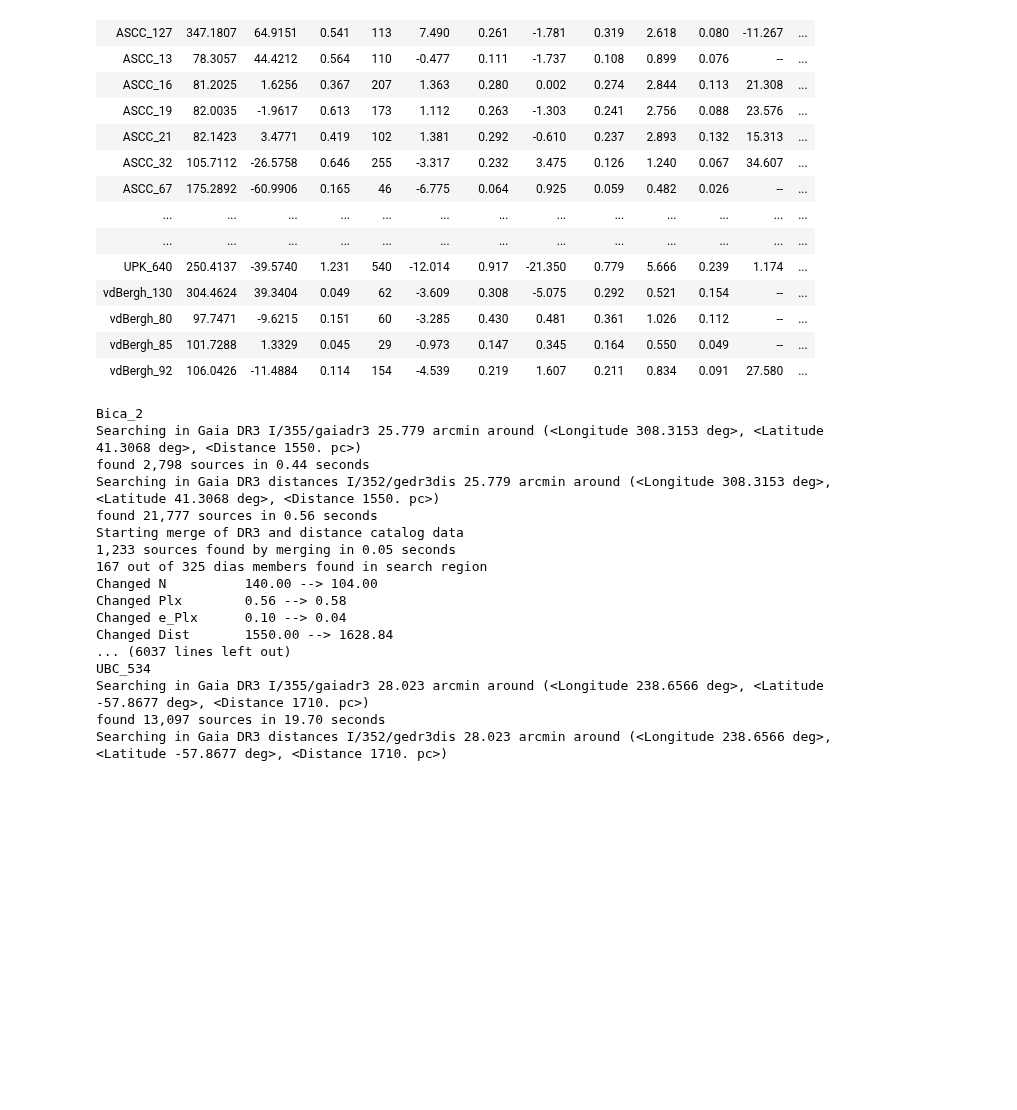
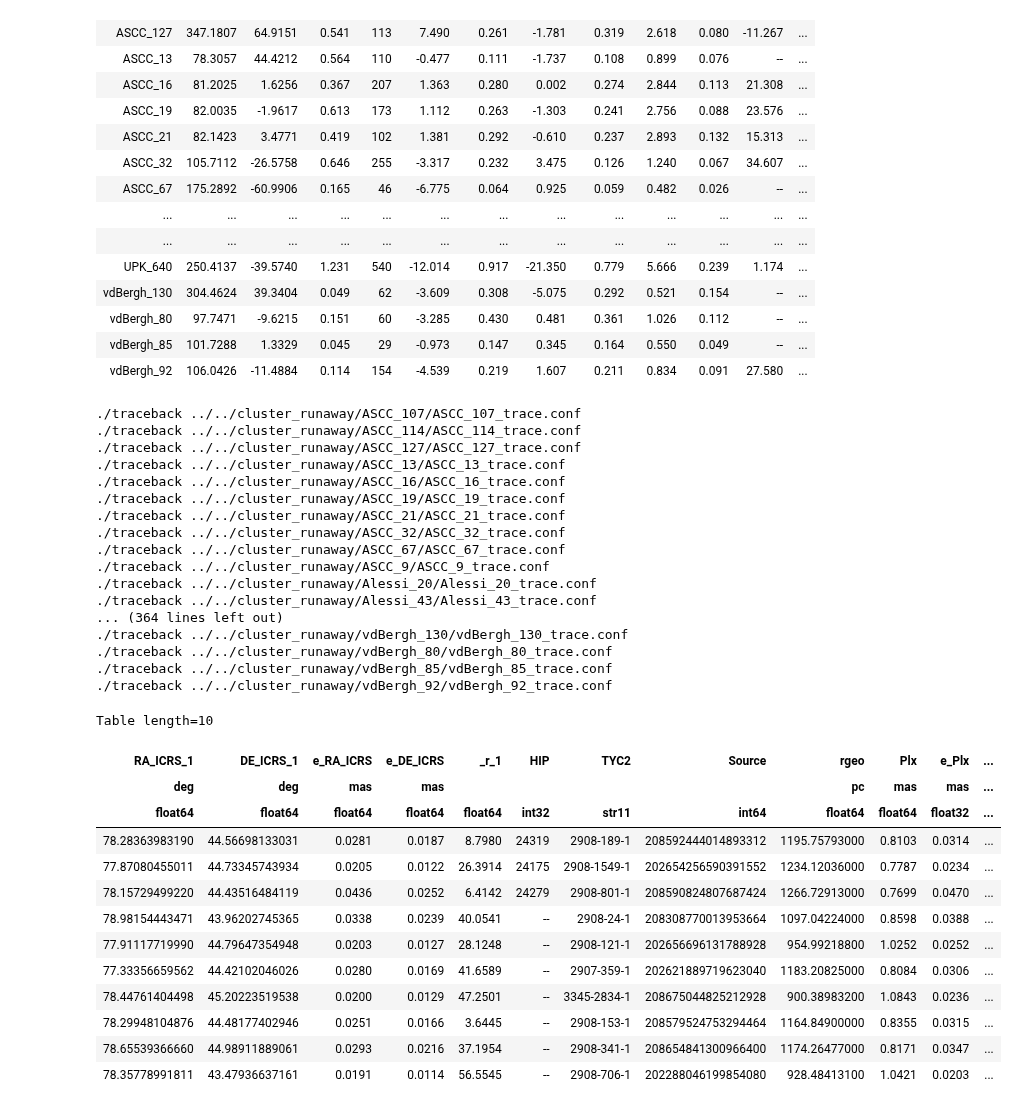
Before and after one commit to surodeep26/Runaway-Stars, a Jupyter notebook: v16.ipynb, the cells around one changed output. Saved outputs shown, nothing was run; the diff lists cells and outputs as text; code cells hidden in the pictures; blank space fills up the shorter version.

```diff
--- a/v16.ipynb
+++ b/v16.ipynb
@@ -27,28 +27,48 @@ Table length=399
 | vdBergh_85 | 101.7288 | 1.3329 | 0.045 | 29 | -0.973 | 0.147 | 0.345 | 0.164 | 0.550 | 0.049 | -- | ... |
 | vdBergh_92 | 106.0426 | -11.4884 | 0.114 | 154 | -4.539 | 0.219 | 1.607 | 0.211 | 0.834 | 0.091 | 27.580 | ... |
 # %%
-for clustername in dias2021[maskplx & maskage][46:]['Cluster']:
+for clustername in dias2021[maskplx & maskage][:]['Cluster']:
     if clustername not in ['ASCC_79','BH_164','BH_23','Collinder_135','Collinder_140','Gulliver_9','IC_2391','IC_2602','Mamajek_1','Platais_8','UPK_535','UPK_606','UPK_640','Berkeley_59','COIN-Gaia_37','Ivanov_4','LP_1937','Sigma_Ori','UBC_632']:
-        print(clustername)
+        #print(clustername)
         cl = Cluster(clustername)
         cl.prepare_trace()
 # cl.stars_in_region()
 # cl.stars_in_region()
 # %% [output]
-Bica_2
-Searching in Gaia DR3 I/355/gaiadr3 25.779 arcmin around (<Longitude 308.3153 deg>, <Latitude 41.3068 deg>, <Distance 1550. pc>)
-found 2,798 sources in 0.44 seconds
-Searching in Gaia DR3 distances I/352/gedr3dis 25.779 arcmin around (<Longitude 308.3153 deg>, <Latitude 41.3068 deg>, <Distance 1550. pc>)
-found 21,777 sources in 0.56 seconds
-Starting merge of DR3 and distance catalog data
-1,233 sources found by merging in 0.05 seconds
-167 out of 325 dias members found in search region
-Changed N          140.00 --> 104.00
-Changed Plx        0.56 --> 0.58
-Changed e_Plx      0.10 --> 0.04
-Changed Dist       1550.00 --> 1628.84
-... (6037 lines left out)
-UBC_534
-Searching in Gaia DR3 I/355/gaiadr3 28.023 arcmin around (<Longitude 238.6566 deg>, <Latitude -57.8677 deg>, <Distance 1710. pc>)
-found 13,097 sources in 19.70 seconds
-Searching in Gaia DR3 distances I/352/gedr3dis 28.023 arcmin around (<Longitude 238.6566 deg>, <Latitude -57.8677 deg>, <Distance 1710. pc>)
+./traceback ../../cluster_runaway/ASCC_107/ASCC_107_trace.conf
+./traceback ../../cluster_runaway/ASCC_114/ASCC_114_trace.conf
+./traceback ../../cluster_runaway/ASCC_127/ASCC_127_trace.conf
+./traceback ../../cluster_runaway/ASCC_13/ASCC_13_trace.conf
+./traceback ../../cluster_runaway/ASCC_16/ASCC_16_trace.conf
+./traceback ../../cluster_runaway/ASCC_19/ASCC_19_trace.conf
+./traceback ../../cluster_runaway/ASCC_21/ASCC_21_trace.conf
+./traceback ../../cluster_runaway/ASCC_32/ASCC_32_trace.conf
+./traceback ../../cluster_runaway/ASCC_67/ASCC_67_trace.conf
+./traceback ../../cluster_runaway/ASCC_9/ASCC_9_trace.conf
+./traceback ../../cluster_runaway/Alessi_20/Alessi_20_trace.conf
+./traceback ../../cluster_runaway/Alessi_43/Alessi_43_trace.conf
+... (364 lines left out)
+./traceback ../../cluster_runaway/vdBergh_130/vdBergh_130_trace.conf
+./traceback ../../cluster_runaway/vdBergh_80/vdBergh_80_trace.conf
+./traceback ../../cluster_runaway/vdBergh_85/vdBergh_85_trace.conf
+./traceback ../../cluster_runaway/vdBergh_92/vdBergh_92_trace.conf
+# %%
+t = cl.stars_in_region()[:10]
+t['RV'] = t['RV'].filled(0)
+t['e_RV'] = t['e_RV'].filled(0)
+t
+# %% [output]
+Table length=10
+| RA_ICRS_1 | DE_ICRS_1 | e_RA_ICRS | e_DE_ICRS | _r_1 | HIP | TYC2 | Source | rgeo | Plx | e_Plx | ... |
+| deg | deg | mas | mas |  |  |  |  | pc | mas | mas | ... |
+| float64 | float64 | float64 | float64 | float64 | int32 | str11 | int64 | float64 | float64 | float32 | ... |
+| 78.28363983190 | 44.56698133031 | 0.0281 | 0.0187 | 8.7980 | 24319 | 2908-189-1 | 208592444014893312 | 1195.75793000 | 0.8103 | 0.0314 | ... |
+| 77.87080455011 | 44.73345743934 | 0.0205 | 0.0122 | 26.3914 | 24175 | 2908-1549-1 | 202654256590391552 | 1234.12036000 | 0.7787 | 0.0234 | ... |
+| 78.15729499220 | 44.43516484119 | 0.0436 | 0.0252 | 6.4142 | 24279 | 2908-801-1 | 208590824807687424 | 1266.72913000 | 0.7699 | 0.0470 | ... |
+| 78.98154443471 | 43.96202745365 | 0.0338 | 0.0239 | 40.0541 | -- | 2908-24-1 | 208308770013953664 | 1097.04224000 | 0.8598 | 0.0388 | ... |
+| 77.91117719990 | 44.79647354948 | 0.0203 | 0.0127 | 28.1248 | -- | 2908-121-1 | 202656696131788928 | 954.99218800 | 1.0252 | 0.0252 | ... |
+| 77.33356659562 | 44.42102046026 | 0.0280 | 0.0169 | 41.6589 | -- | 2907-359-1 | 202621889719623040 | 1183.20825000 | 0.8084 | 0.0306 | ... |
+| 78.44761404498 | 45.20223519538 | 0.0200 | 0.0129 | 47.2501 | -- | 3345-2834-1 | 208675044825212928 | 900.38983200 | 1.0843 | 0.0236 | ... |
+| 78.29948104876 | 44.48177402946 | 0.0251 | 0.0166 | 3.6445 | -- | 2908-153-1 | 208579524753294464 | 1164.84900000 | 0.8355 | 0.0315 | ... |
+| 78.65539366660 | 44.98911889061 | 0.0293 | 0.0216 | 37.1954 | -- | 2908-341-1 | 208654841300966400 | 1174.26477000 | 0.8171 | 0.0347 | ... |
+| 78.35778991811 | 43.47936637161 | 0.0191 | 0.0114 | 56.5545 | -- | 2908-706-1 | 202288046199854080 | 928.48413100 | 1.0421 | 0.0203 | ... |
```
Also changed, not shown: parts of 3 cells of this notebook, 1 other file.
